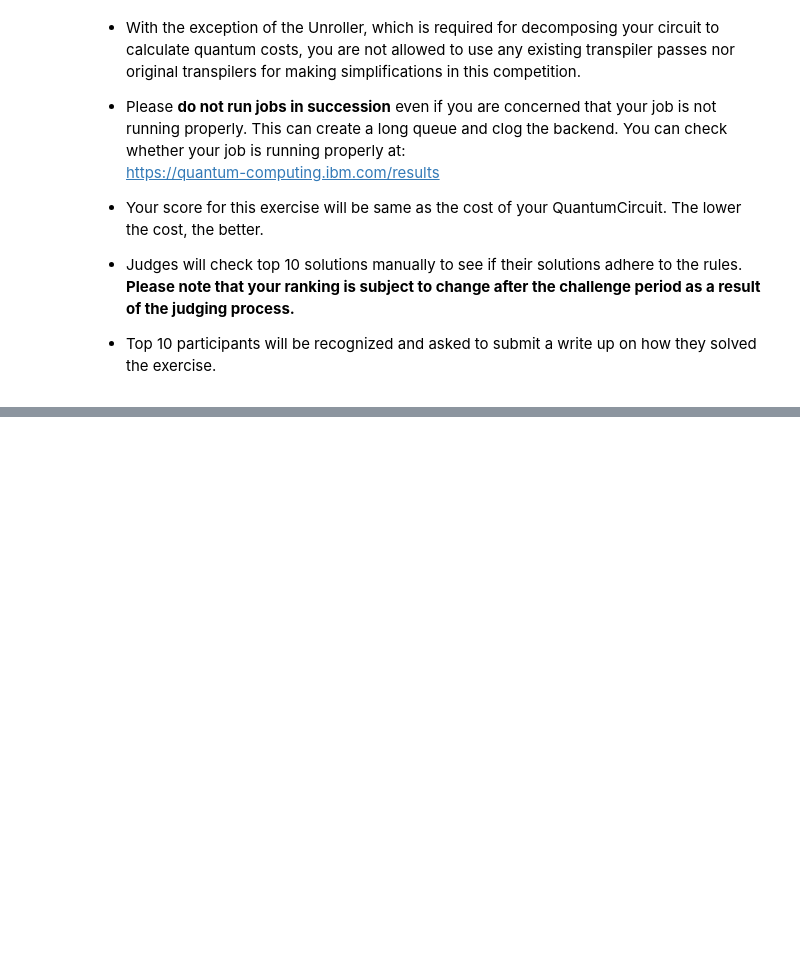
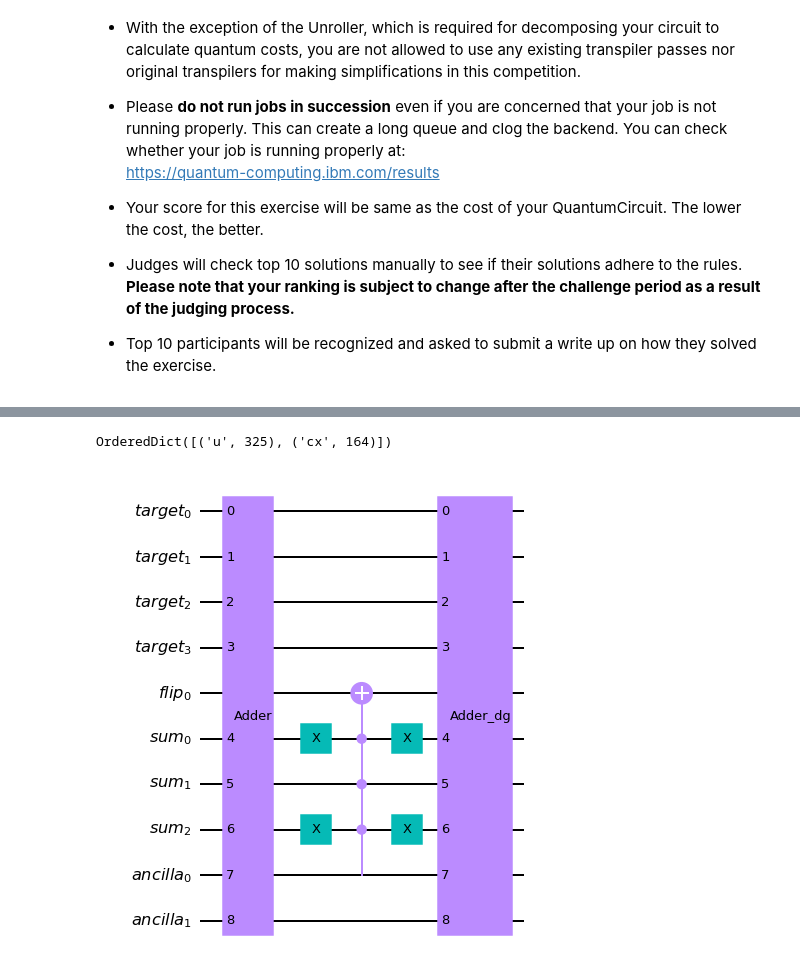
Before and after one commit to qiskit-community/IBMQuantumChallenge2020, a Jupyter notebook: exercises/week-3/final_en.ipynb, the cells around one changed output, grey strips where cells are left out. Drawn from its saved outputs; the diff is of its cells as text; code cells hidden in the pictures; blank space fills up the shorter version.

```diff
--- a/exercises/week-3/final_en.ipynb
+++ b/exercises/week-3/final_en.ipynb
@@ -107,0 +268,60 @@ def week3_ans_func(problem_set):
+# %%
+def oracle_eq(eqval, nbits, ancillae_init=False):
+    """ Grover oracle to check if target register has a specified
+    number of 1's
+
+    Parameters:
+        eqval (int): number of 1's to check for
+        nbits (int): number of bits in target regsiter
+        ancillae_init (bool): True if ancillae initalised to |-0...0>,
+                              False if ancillae intiliased to |00..0>
+
+    Returns:
+        QuantumCircuit for (nbits) target resgister, and (2 * nsum)
+        ancilla qubits; where nsum = len(bin(nbits))-2
+    """
+    # declare variables
+    assert(nbits > eqval)
+    eqbin = bin(eqval)[2:][::-1] # eqval in binary, reversed
+    neqbin = len(eqbin) # number of bits in binary eqval
+    nsum = len(bin(nbits))-2 # number of bits in binary nbits
+
+    # declare subcircuits
+    add = adder(nbits).to_instruction()
+
+    # declare quantum circit
+    target = QuantumRegister(nbits, 'target')
+    flip = QuantumRegister(1, 'flip')
+    summ = QuantumRegister(nsum, 'sum')
+    ancillae = QuantumRegister(nsum-1, 'ancilla')
+    oracle = QuantumCircuit(target, flip, summ, ancillae, name="oracle_eq%d" % eqval)
+
+    # check the number of 1's, and select desired number
+    oracle.append(add, [*target, *summ, *ancillae])
+    for i in range(neqbin):
+        oracle.x(summ[i]) if eqbin[i] == '0' else None
+    oracle.x(summ[neqbin:]) if neqbin < nsum else None
+
+    # phase flip
+    oracle.u(pi/2, pi, pi, flip) if not ancillae_init else None # HX gate
+    oracle.mcx(summ, flip, ancillae, mode='v-chain')
+    oracle.u(pi/2, 0, 0, flip) if not ancillae_init else None # XH gate
+
+    # uncompute adder
+    oracle.x(summ[neqbin:]) if neqbin < nsum else None
+    for i in range(neqbin):
+        oracle.x(summ[i]) if eqbin[i] == '0' else None
+    oracle.append(add.inverse(), [*target, *summ, *ancillae])
+
+    return oracle
+
+# calculate score contribution
+qc = oracle_eq(4, 6, ancillae_init=True)
+print(pass_manager.run(qc).count_ops())
+
+# draw circuit
+qc = oracle_eq(2, 4, ancillae_init=True)
+qc.draw(output="mpl")
+# %% [output]
+OrderedDict([('u', 325), ('cx', 164)])
+[figure, added]
```
Also changed, not shown: parts of 27 cells of this notebook, 51 other files.
